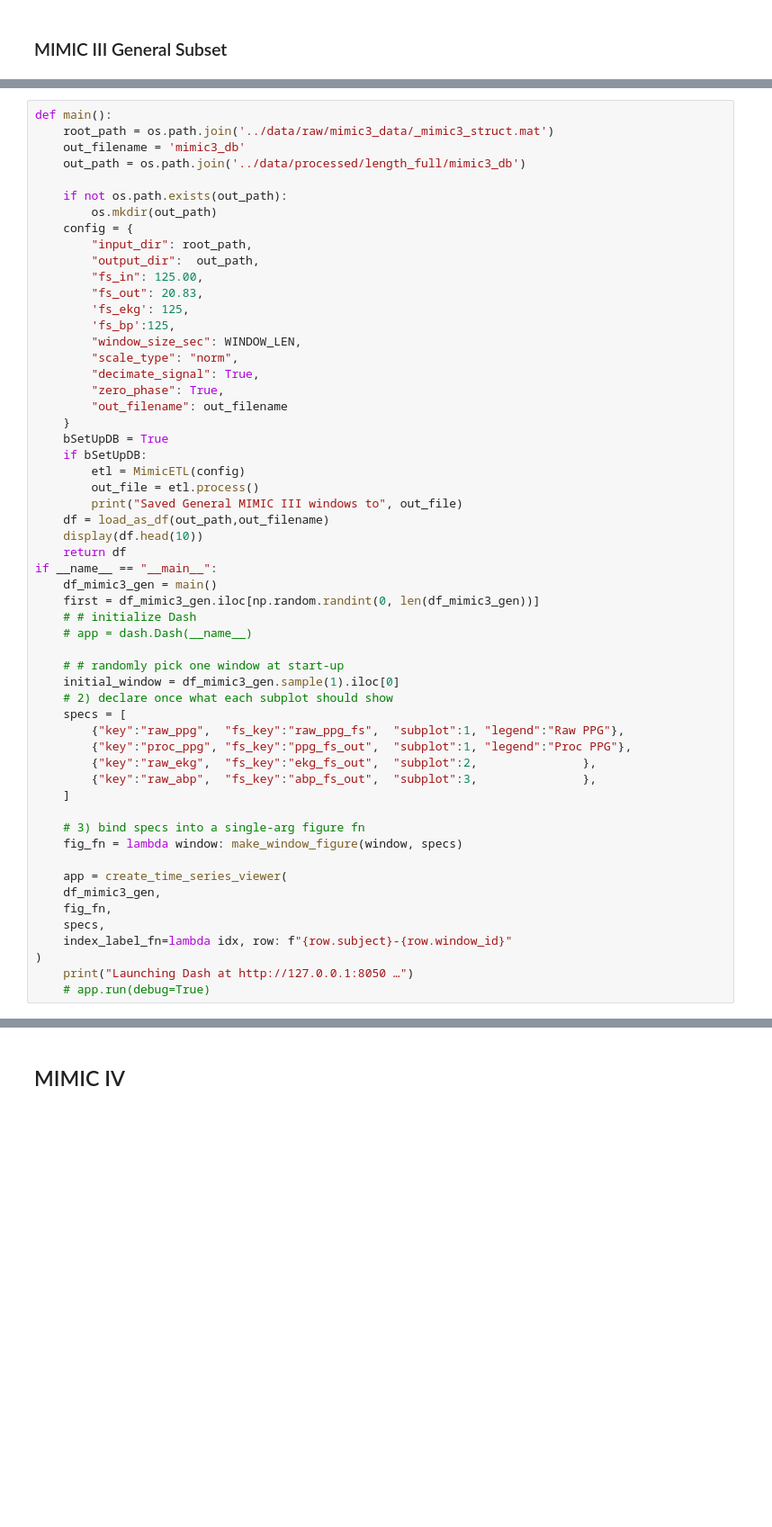
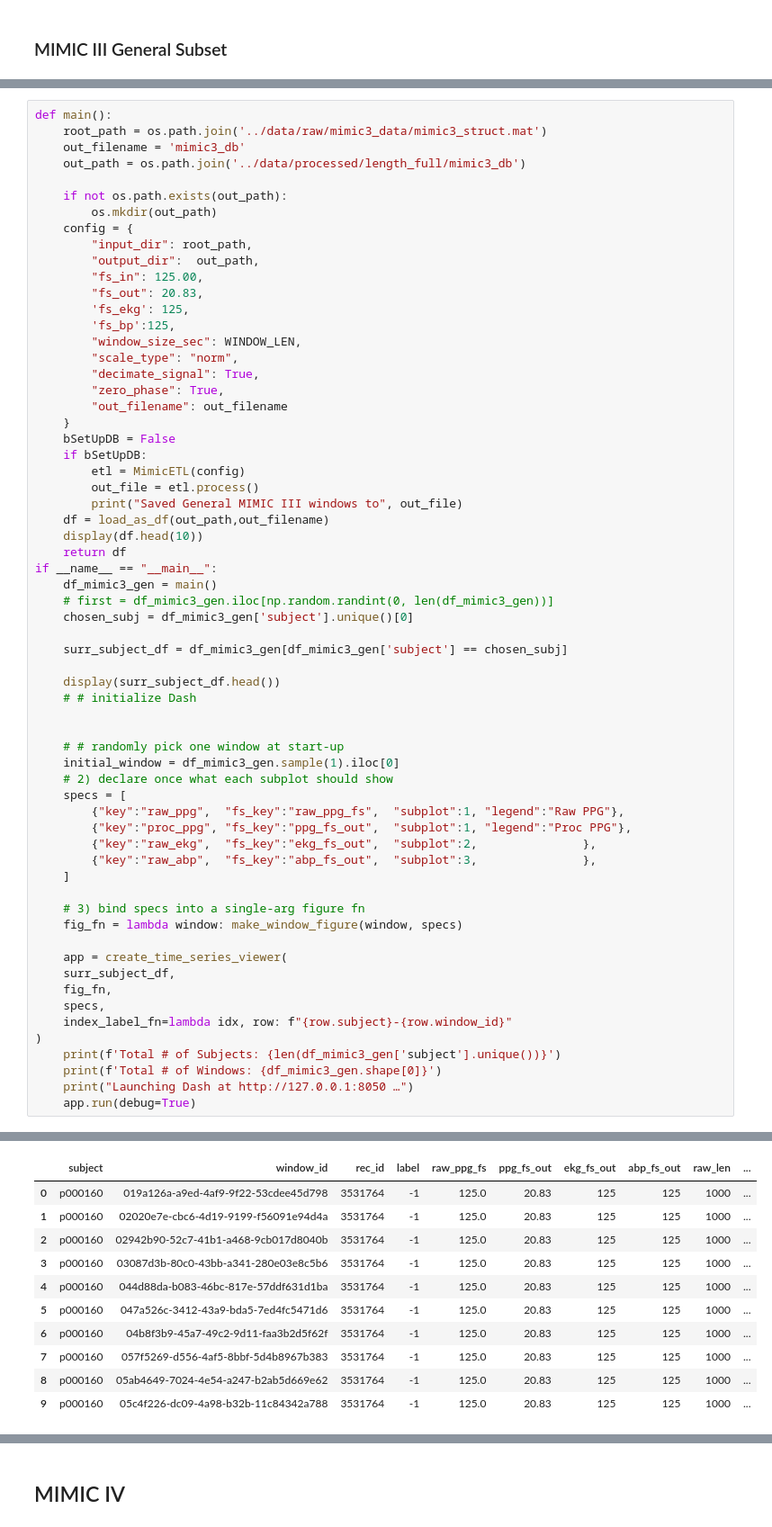
Before and after one commit to ShayanRiyaz/Heart_Rhythm_Analysis, a Jupyter notebook: notebooks/step_1_2_concatenate_datasets.ipynb, the cells around one changed output, grey strips where cells are left out. Shown: that part at 90% size. Saved outputs shown, nothing was run; the diff lists cells and outputs as text; blank space fills up the shorter version.

```diff
--- a/notebooks/step_1_2_concatenate_datasets.ipynb
+++ b/notebooks/step_1_2_concatenate_datasets.ipynb
@@ -204,6 +213,6 @@ if __name__ == "__main__":
 # %%
 def main():
-    root_path = os.path.join('../data/raw/mimic3_data/_mimic3_struct.mat')
+    root_path = os.path.join('../data/raw/mimic3_data/mimic3_struct.mat')
     out_filename = 'mimic3_db'
     out_path = os.path.join('../data/processed/length_full/mimic3_db')
 
@@ -222,7 +231,7 @@ def main():
         "zero_phase": True,
         "out_filename": out_filename
     }
-    bSetUpDB = True
+    bSetUpDB = False
     if bSetUpDB:
         etl = MimicETL(config)
         out_file = etl.process()
@@ -232,9 +241,14 @@ def main():
     return df
 if __name__ == "__main__":
     df_mimic3_gen = main()
-    first = df_mimic3_gen.iloc[np.random.randint(0, len(df_mimic3_gen))]
+    # first = df_mimic3_gen.iloc[np.random.randint(0, len(df_mimic3_gen))]
+    chosen_subj = df_mimic3_gen['subject'].unique()[0]
+
+    surr_subject_df = df_mimic3_gen[df_mimic3_gen['subject'] == chosen_subj]
+
+    display(surr_subject_df.head())
     # # initialize Dash
-    # app = dash.Dash(__name__)
+
 
     # # randomly pick one window at start-up
     initial_window = df_mimic3_gen.sample(1).iloc[0]
@@ -250,10 +264,13 @@ if __name__ == "__main__":
     fig_fn = lambda window: make_window_figure(window, specs)
 
     app = create_time_series_viewer(
-    df_mimic3_gen,
+    surr_subject_df,
     fig_fn,
     specs,
     index_label_fn=lambda idx, row: f"{row.subject}-{row.window_id}"
 )
+    print(f'Total # of Subjects: {len(df_mimic3_gen['subject'].unique())}')
+    print(f'Total # of Windows: {df_mimic3_gen.shape[0]}')
     print("Launching Dash at http://127.0.0.1:8050 …")
-    # app.run(debug=True)
+    app.run(debug=True)
+# %% [output]
@@ -259,0 +278,11 @@ if __name__ == "__main__":
+|  | subject | window_id | rec_id | label | raw_ppg_fs | ppg_fs_out | ekg_fs_out | abp_fs_out | raw_len | ... |
+| 0 | p000160 | 019a126a-a9ed-4af9-9f22-53cdee45d798 | 3531764 | -1 | 125.0 | 20.83 | 125 | 125 | 1000 | ... |
+| 1 | p000160 | 02020e7e-cbc6-4d19-9199-f56091e94d4a | 3531764 | -1 | 125.0 | 20.83 | 125 | 125 | 1000 | ... |
+| 2 | p000160 | 02942b90-52c7-41b1-a468-9cb017d8040b | 3531764 | -1 | 125.0 | 20.83 | 125 | 125 | 1000 | ... |
+| 3 | p000160 | 03087d3b-80c0-43bb-a341-280e03e8c5b6 | 3531764 | -1 | 125.0 | 20.83 | 125 | 125 | 1000 | ... |
+| 4 | p000160 | 044d88da-b083-46bc-817e-57ddf631d1ba | 3531764 | -1 | 125.0 | 20.83 | 125 | 125 | 1000 | ... |
+| 5 | p000160 | 047a526c-3412-43a9-bda5-7ed4fc5471d6 | 3531764 | -1 | 125.0 | 20.83 | 125 | 125 | 1000 | ... |
+| 6 | p000160 | 04b8f3b9-45a7-49c2-9d11-faa3b2d5f62f | 3531764 | -1 | 125.0 | 20.83 | 125 | 125 | 1000 | ... |
+| 7 | p000160 | 057f5269-d556-4af5-8bbf-5d4b8967b383 | 3531764 | -1 | 125.0 | 20.83 | 125 | 125 | 1000 | ... |
+| 8 | p000160 | 05ab4649-7024-4e54-a247-b2ab5d669e62 | 3531764 | -1 | 125.0 | 20.83 | 125 | 125 | 1000 | ... |
+| 9 | p000160 | 05c4f226-dc09-4a98-b32b-11c84342a788 | 3531764 | -1 | 125.0 | 20.83 | 125 | 125 | 1000 | ... |
```
Also changed, not shown: parts of 5 cells of this notebook, 1 other file.
